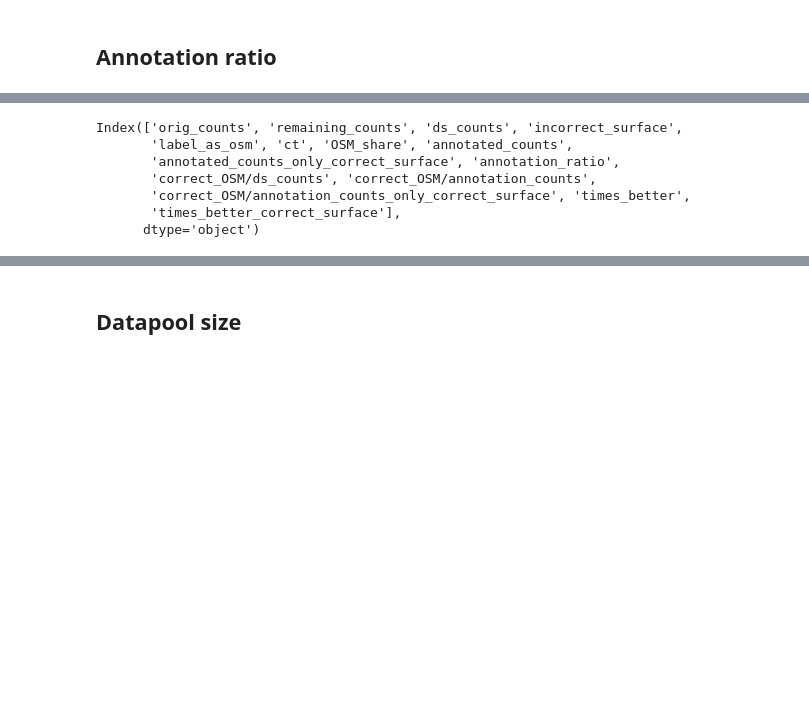
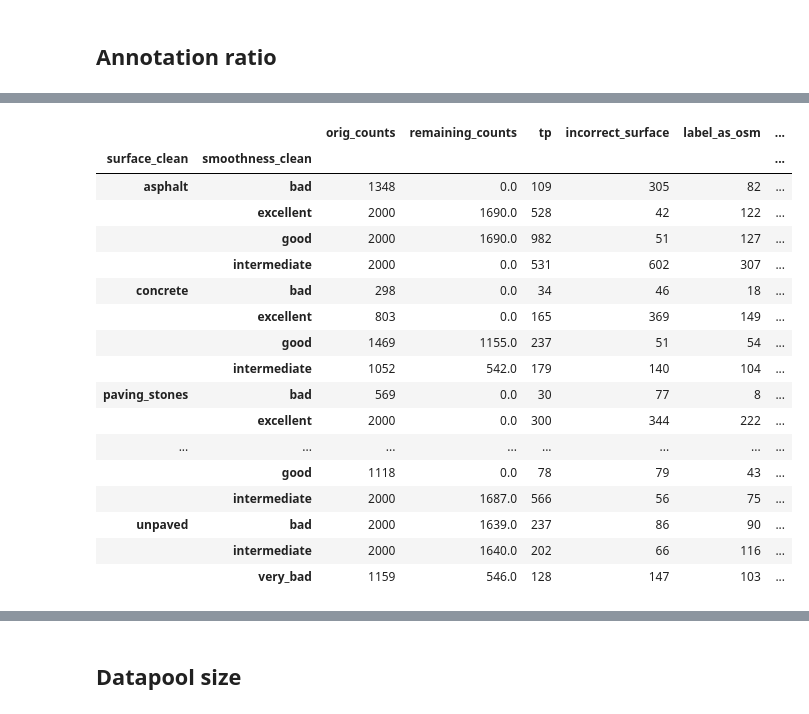
Before and after one commit to SurfaceAI/dataset_creation, a Jupyter notebook: src/scripts/analysis/stats_for_paper.ipynb, the cells around one changed output, grey strips where cells are left out. Cells and saved outputs as stored; diff of their text form; code cells hidden in the pictures; blank space fills up the shorter version.

```diff
--- a/src/scripts/analysis/stats_for_paper.ipynb
+++ b/src/scripts/analysis/stats_for_paper.ipynb
@@ -410,6 +394,27 @@ cts["correct_OSM/annotation_counts"] = round(cts.label_as_osm / cts.annotated_co
 cts["correct_OSM/annotation_counts_only_correct_surface"] = round(cts.label_as_osm / cts.annotated_counts_only_correct_surface * 100, 2)
 cts["times_better"] = round(cts["correct_OSM/annotation_counts"] / cts.OSM_share, 2)
 cts["times_better_correct_surface"] = round(cts["correct_OSM/annotation_counts_only_correct_surface"] / cts.OSM_share, 2)
+# %%
+cts
+# %% [output]
+|  |  | orig_counts | remaining_counts | tp | incorrect_surface | label_as_osm | ... |
+| surface_clean | smoothness_clean |  |  |  |  |  | ... |
+| asphalt | bad | 1348 | 0.0 | 109 | 305 | 82 | ... |
+|  | excellent | 2000 | 1690.0 | 528 | 42 | 122 | ... |
+|  | good | 2000 | 1690.0 | 982 | 51 | 127 | ... |
+|  | intermediate | 2000 | 0.0 | 531 | 602 | 307 | ... |
+| concrete | bad | 298 | 0.0 | 34 | 46 | 18 | ... |
+|  | excellent | 803 | 0.0 | 165 | 369 | 149 | ... |
+|  | good | 1469 | 1155.0 | 237 | 51 | 54 | ... |
+|  | intermediate | 1052 | 542.0 | 179 | 140 | 104 | ... |
+| paving_stones | bad | 569 | 0.0 | 30 | 77 | 8 | ... |
+|  | excellent | 2000 | 0.0 | 300 | 344 | 222 | ... |
+| ... | ... | ... | ... | ... | ... | ... | ... |
+|  | good | 1118 | 0.0 | 78 | 79 | 43 | ... |
+|  | intermediate | 2000 | 1687.0 | 566 | 56 | 75 | ... |
+| unpaved | bad | 2000 | 1639.0 | 237 | 86 | 90 | ... |
+|  | intermediate | 2000 | 1640.0 | 202 | 66 | 116 | ... |
+|  | very_bad | 1159 | 546.0 | 128 | 147 | 103 | ... |
 # %%
 avg = pd.DataFrame([cts.mean().round(2), cts.median().round(2)])
 avg["surface_clean"] = ["x_average", "x_median"]
@@ -417,16 +422,6 @@ avg["smoothness_clean"] = ["x_average", "x_median"]
 avg.set_index(["surface_clean", "smoothness_clean"], inplace = True)
 # %%
 cts = pd.concat([cts, avg])
-# %%
-cts.columns
-# %% [output]
-Index(['orig_counts', 'remaining_counts', 'ds_counts', 'incorrect_surface',
-       'label_as_osm', 'ct', 'OSM_share', 'annotated_counts',
-       'annotated_counts_only_correct_surface', 'annotation_ratio',
-       'correct_OSM/ds_counts', 'correct_OSM/annotation_counts',
-       'correct_OSM/annotation_counts_only_correct_surface', 'times_better',
-       'times_better_correct_surface'],
-      dtype='object')
 # %%
 cts[["OSM_share", "correct_OSM/annotation_counts", "correct_OSM/annotation_counts_only_correct_surface", "times_better", "times_better_correct_surface"]]
 # %% [output]
```
Also changed, not shown: parts of 35 cells of this notebook, 4 other files.
